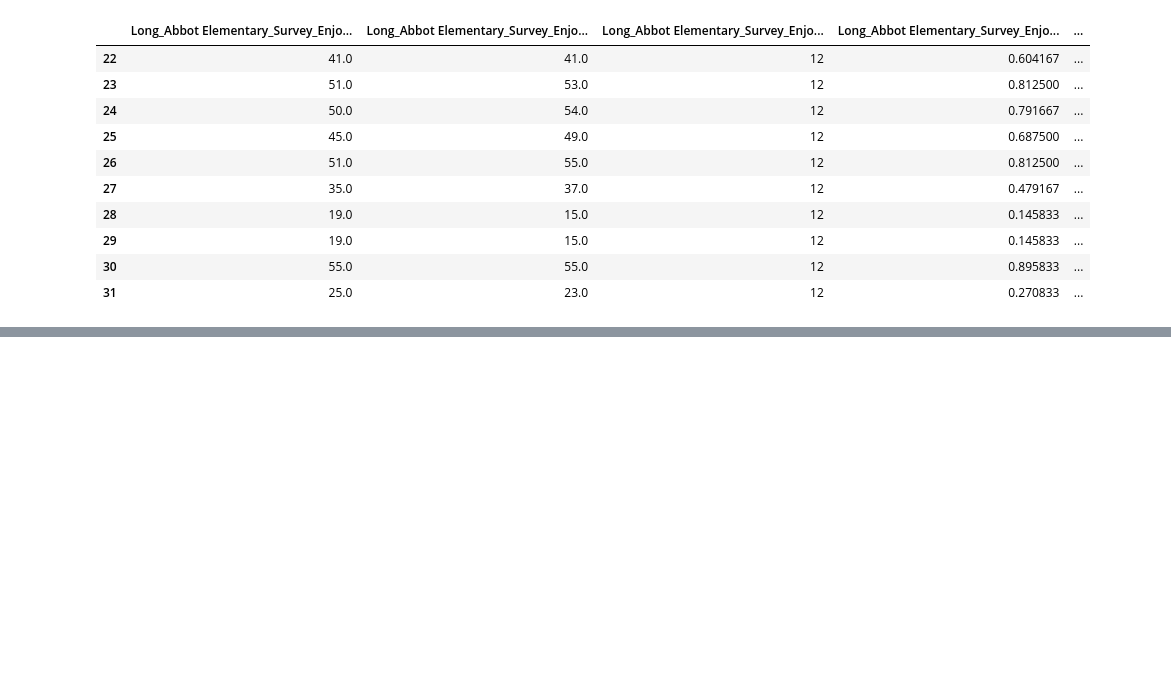
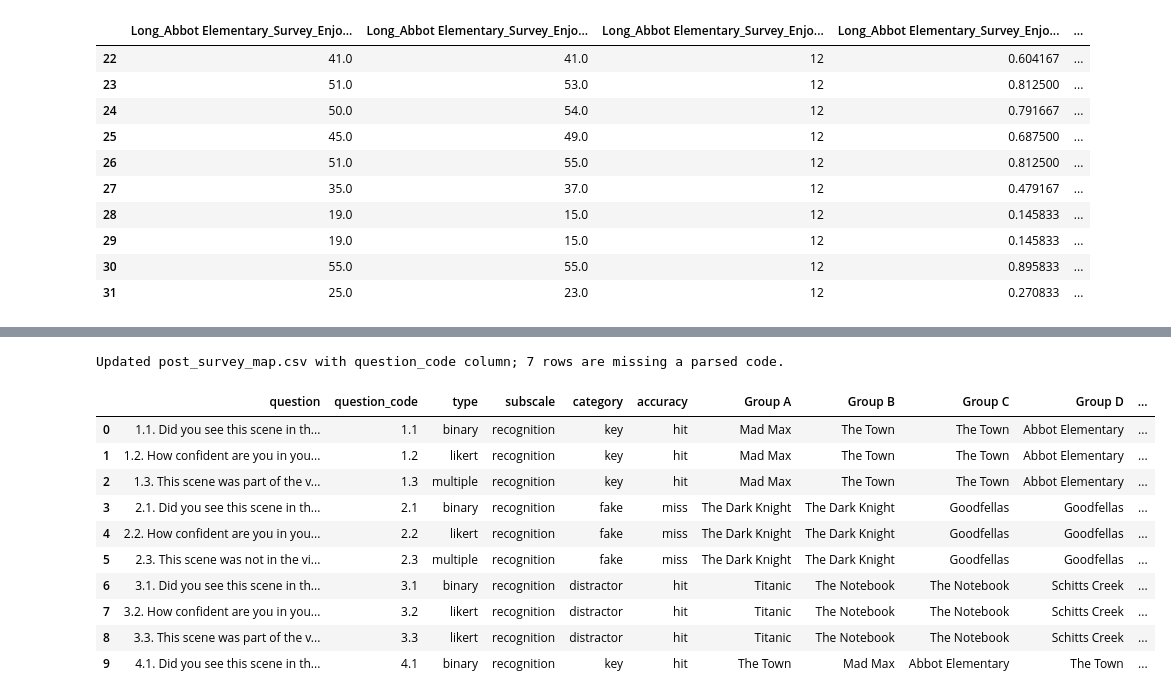
Before and after one commit to NeuralSenseCode/544_WBD_CXCU, a Jupyter notebook: analysis/assemble_uv.ipynb, the cells around one changed output, grey strips where cells are left out. Cells and saved outputs as stored; diff of their text form; code cells hidden in the pictures; blank space fills up the shorter version.

```diff
--- a/analysis/assemble_uv.ipynb
+++ b/analysis/assemble_uv.ipynb
@@ -316,8 +323,6 @@ import re
 metadata_keys = [
     "Study name",
     "Respondent Name",
-    "Respondent Age",
-    "Respondent Gender",
     "Respondent Group",
     "Recording time"
 ]
@@ -361,7 +366,7 @@ def extract_group_letter(study_value, fallback_values):
 demographic_records = []
 
 for csv_path in sensor_file_paths:
-    _, meta = read_imotions(csv_path, metadata=metadata_keys)
+    meta = read_imotions_metadata(csv_path, metadata=metadata_keys)
 
     study_clean = first_segment(meta.get("Study name"))
     respondent_group_clean = first_segment(meta.get("Respondent Group"))
@@ -375,16 +380,6 @@ for csv_path in sensor_file_paths:
             respondent_value = respondent_digits.group(0)
         else:
             respondent_value = respondent_raw
-
-    age_raw = first_segment(meta.get("Respondent Age"))
-    age_numeric = pd.to_numeric(age_raw, errors="coerce")
-    if pd.notna(age_numeric):
-        age_value = int(age_numeric)
-    else:
-        age_value = pd.NA
-
-    gender_raw = first_segment(meta.get("Respondent Gender"))
-    gender_value = parse_gender(gender_raw)
 
     recording_raw = meta.get("Recording time")
     date_study = None
@@ -424,8 +419,6 @@ for csv_path in sensor_file_paths:
         "source_file": csv_path.name,
         "group": group_letter,
         "respondent": respondent_value,
-        "age": age_value,
-        "gender": gender_value,
         "date_study": date_study,
         "time_study": time_study
     })
@@ -435,7 +428,6 @@ uv_stage1 = pd.DataFrame(demographic_records)
 if not uv_stage1.empty:
     uv_stage1 = uv_stage1.sort_values(["group", "respondent"]).reset_index(drop=True)
     uv_stage1["respondent"] = uv_stage1["respondent"].astype(str)
-    uv_stage1["age"] = uv_stage1["age"].astype("Int64")
 
 uv = uv_stage1.copy()
 
@@ -1089,3 +1127,6 @@ full_features.shape
 # %% [output]
 Computed features for 83 respondents; 38 issues logged.
 (83, 1076)
+# %%
+uv_stage1= pd.read_csv(project_root / "results" / "uv_stage1_demographics.csv")
+uv_stage1.columns
@@ -1779,0 +2018,41 @@ comparison
+# %%
+from pathlib import Path
+import pandas as pd
+import re
+
+post_map_path = project_root / "data" / "post_survey_map.csv"
+post_map_df = pd.read_csv(post_map_path)
+
+code_pattern = re.compile(r"^\s*([0-9]+(?:\.[0-9]+)*)")
+
+def extract_question_code(text: str):
+    if pd.isna(text):
+        return None
+    match = code_pattern.match(str(text))
+    return match.group(1) if match else None
+
+if "question_code" not in post_map_df.columns:
+    post_map_df.insert(1, "question_code", post_map_df["question"].apply(extract_question_code))
+else:
+    post_map_df["question_code"] = post_map_df["question"].apply(extract_question_code)
+
+post_map_df.to_csv(post_map_path, index=False)
+missing_codes = post_map_df["question_code"].isna().sum()
+print(
+    f"Updated {post_map_path.name} with question_code column; "
+    f"{missing_codes} rows are missing a parsed code."
+)
+post_map_df.head(10)
+# %% [output]
+Updated post_survey_map.csv with question_code column; 7 rows are missing a parsed code.
+|  | question | question_code | type | subscale | category | accuracy | Group A | Group B | Group C | Group D | ... |
+| 0 | 1.1. Did you see this scene in th... | 1.1 | binary | recognition | key | hit | Mad Max | The Town | The Town | Abbot Elementary | ... |
+| 1 | 1.2. How confident are you in you... | 1.2 | likert | recognition | key | hit | Mad Max | The Town | The Town | Abbot Elementary | ... |
+| 2 | 1.3. This scene was part of the v... | 1.3 | multiple | recognition | key | hit | Mad Max | The Town | The Town | Abbot Elementary | ... |
+| 3 | 2.1. Did you see this scene in th... | 2.1 | binary | recognition | fake | miss | The Dark Knight | The Dark Knight | Goodfellas | Goodfellas | ... |
+| 4 | 2.2. How confident are you in you... | 2.2 | likert | recognition | fake | miss | The Dark Knight | The Dark Knight | Goodfellas | Goodfellas | ... |
+| 5 | 2.3. This scene was not in the vi... | 2.3 | multiple | recognition | fake | miss | The Dark Knight | The Dark Knight | Goodfellas | Goodfellas | ... |
+| 6 | 3.1. Did you see this scene in th... | 3.1 | binary | recognition | distractor | hit | Titanic | The Notebook | The Notebook | Schitts Creek | ... |
+| 7 | 3.2. How confident are you in you... | 3.2 | likert | recognition | distractor | hit | Titanic | The Notebook | The Notebook | Schitts Creek | ... |
+| 8 | 3.3. This scene was part of the v... | 3.3 | likert | recognition | distractor | hit | Titanic | The Notebook | The Notebook | Schitts Creek | ... |
+| 9 | 4.1. Did you see this scene in th... | 4.1 | binary | recognition | key | hit | The Town | Mad Max | Abbot Elementary | The Town | ... |
```
Also changed, not shown: parts of 17 cells of this notebook, 3 other files.
